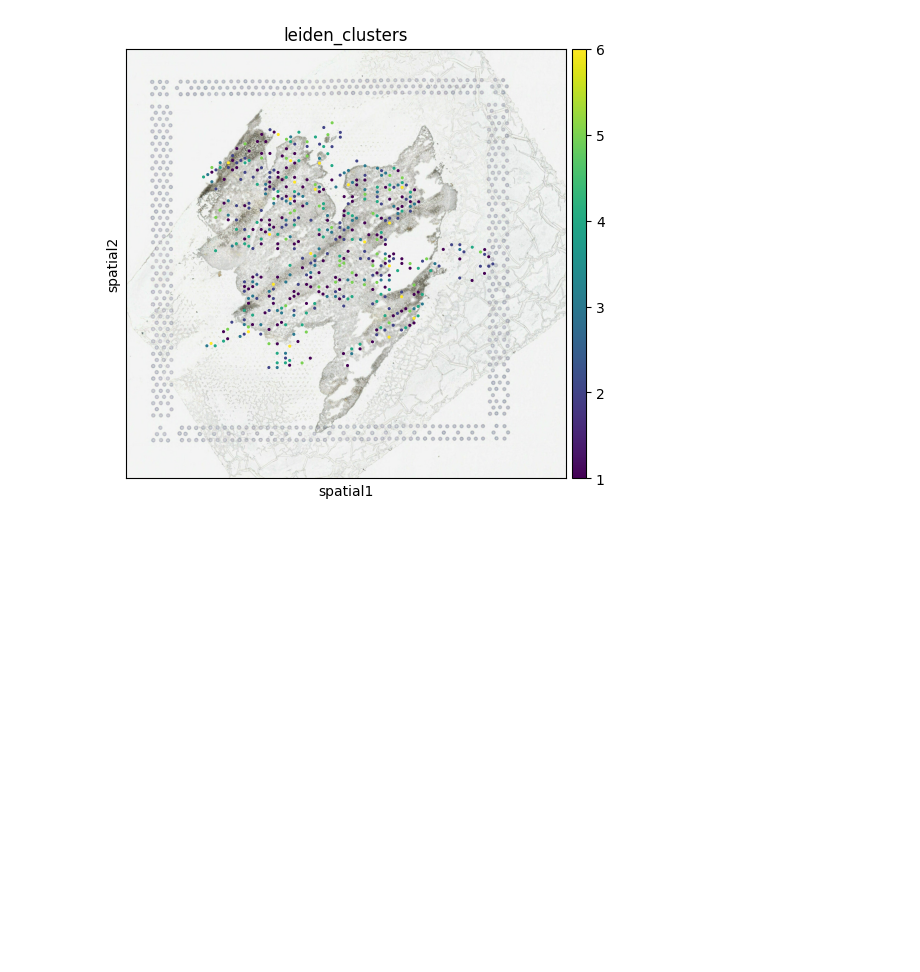
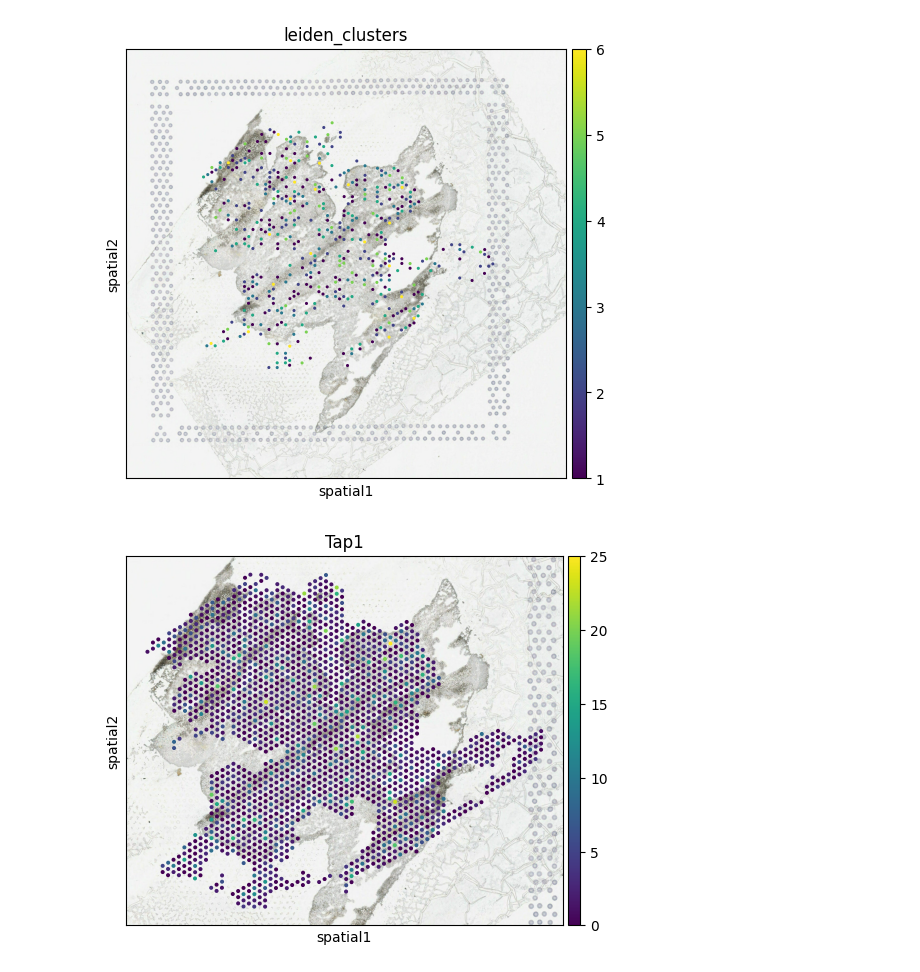
Before and after one commit to JiedanX/SpatialTranscriptomic, a Jupyter notebook: visium scanpy.ipynb, the cells around one changed output. Saved outputs shown, nothing was run; the diff lists cells and outputs as text; code cells hidden in the pictures; blank space fills up the shorter version.

```diff
--- a/visium scanpy.ipynb
+++ b/visium scanpy.ipynb
@@ -113,3 +113,7 @@ AnnData object with n_obs × n_vars = 1906 × 32289
 sq.pl.spatial_scatter(adata, color=['leiden_clusters'], library_key=library_id, spatial_key='spatial')
 # %% [output]
 [figure]
+# %%
+sc.pl.spatial(adata, color=['Tap1'])
+# %% [output]
+[figure, added]
```
Also changed, not shown: parts of 1 cell of this notebook.
